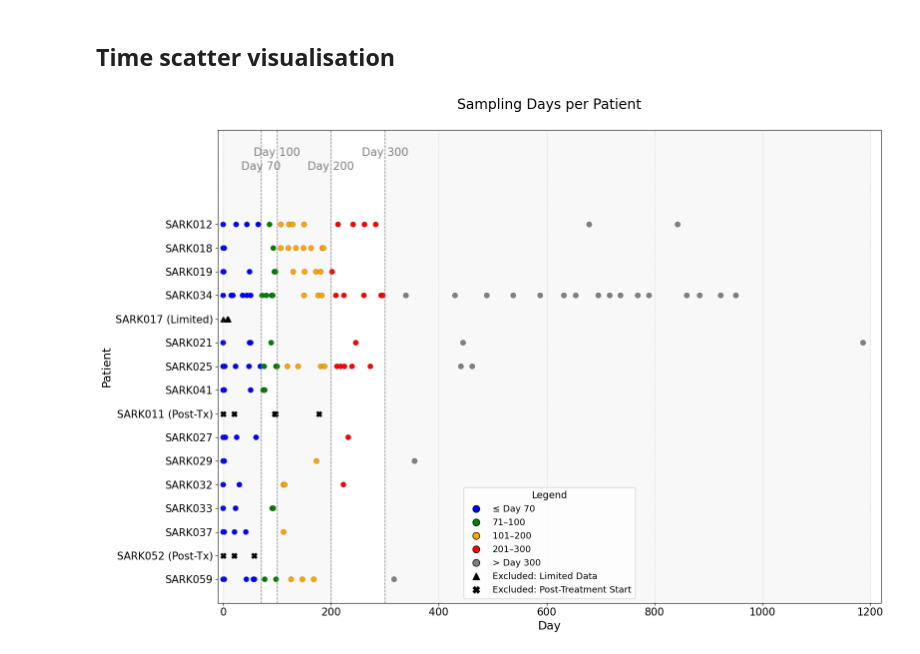
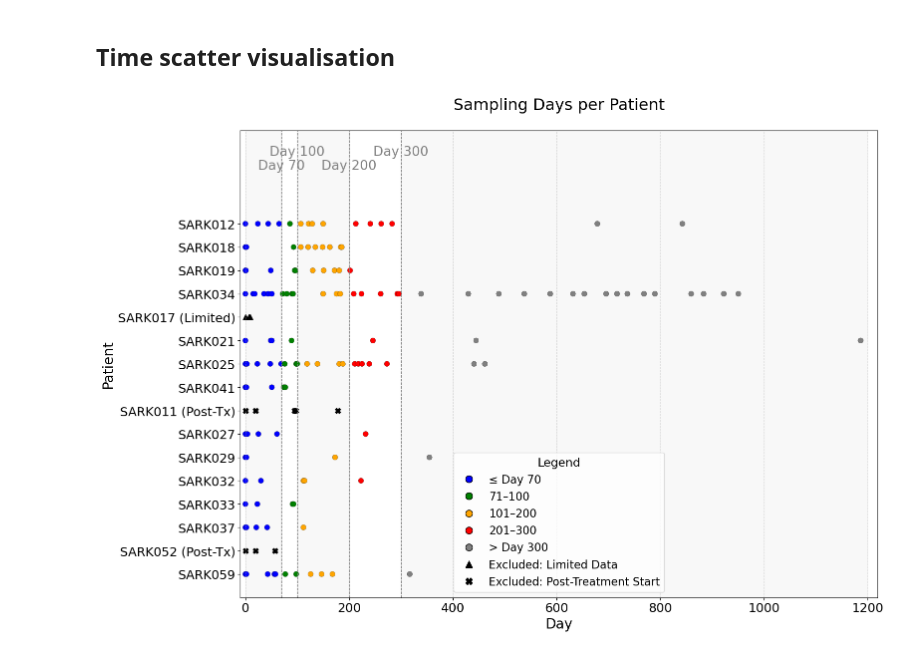
Before and after one commit to pablovadillo/Tensordecomposition, a Jupyter notebook: Dataset_exploration.ipynb, the cells around one changed output. Drawn from its saved outputs; the diff is of its cells as text; code cells hidden in the pictures.

```diff
--- a/Dataset_exploration.ipynb
+++ b/Dataset_exploration.ipynb
@@ -368,6 +368,9 @@ plt.show()
 # %% [markdown]
 ## Time scatter visualisation
 # %%
+import matplotlib.pyplot as plt
+from matplotlib.lines import Line2D
+
 # Cutoffs and color bins
 cutoffs = [70, 100, 200, 300]
 cutoff_colors = ['blue', 'green', 'orange', 'red', 'gray']
@@ -419,47 +422,47 @@ for i, (pid, days) in enumerate(zip(patient_ids, patient_days)):
 # Cutoff lines + spaced labels
 for i, vline in enumerate(cutoffs):
     ax.axvline(x=vline, color='gray', linestyle='--', linewidth=1)
-    y_offset = num_patients + 1.2 + (0.6 if i % 2 else 0)  # Increased spacing
-    ax.annotate(f'Day {vline}', xy=(vline, y_offset), ha='center', va='bottom', fontsize=16, color='gray')
+    y_offset = num_patients + 1.2 + (0.6 if i % 2 else 0)
+    ax.annotate(f'Day {vline}', xy=(vline, y_offset), ha='center', va='bottom', fontsize=19, color='gray')  # +3
 
-# Axis formatting
+# Axis formatting with +3 font size bump
 ax.set_yticks(yticks)
-ax.set_yticklabels(ylabels, fontsize=15)
-ax.tick_params(axis='x', labelsize=15)  # FIXED
-ax.set_xlabel("Day", fontsize=17)
-ax.set_ylabel("Patient", fontsize=17)
-ax.set_title("Sampling Days per Patient", fontsize=20, pad=30)
+ax.set_yticklabels(ylabels, fontsize=18)  # +3
+ax.tick_params(axis='x', labelsize=18)    # +3
+ax.set_xlabel("Day", fontsize=20)         # +3
+ax.set_ylabel("Patient", fontsize=20)     # +3
+ax.set_title("Sampling Days per Patient", fontsize=23, pad=30)  # +3
 ax.set_xlim(-10, 1220)
 ax.set_ylim(-1, num_patients + 3)
 ax.grid(True, axis='x', linestyle='--', alpha=0.4)
 
-# Legend
+# Legend with +3 font size bump
 legend_elements = [
     Line2D([0], [0], marker='o', color='w', label=cutoff_labels[i],
            markerfacecolor=cutoff_colors[i], markeredgecolor='k', markersize=10)
     for i in range(len(cutoff_colors))
 ]
 legend_elements += [
     Line2D([0], [0], marker='^', color='w', label='Excluded: Limited Data',
            markerfacecolor='black', markeredgecolor='k', markersize=10),
     Line2D([0], [0], marker='X', color='w', label='Excluded: Post-Treatment Start',
            markerfacecolor='black', markeredgecolor='k', markersize=10)
 ]
 
 ax.legend(
     handles=legend_elements,
     title="Legend",
     loc='best',
-    fontsize=13,
-    title_fontsize=14
+    fontsize=16,         # +3
+    title_fontsize=17    # +3
 )
 
 plt.tight_layout()
 
 # --- Save files ---
-plt.savefig("sampling_days_per_patient.png", dpi=300)
+plt.savefig("sampling_days_per_patient.png", dpi=600)
 plt.savefig("sampling_days_per_patient.pdf")
 
 plt.show()
 # %% [output]
-[figure, old version]
+[figure, new version]
```
Also changed, not shown: 3 other files.
